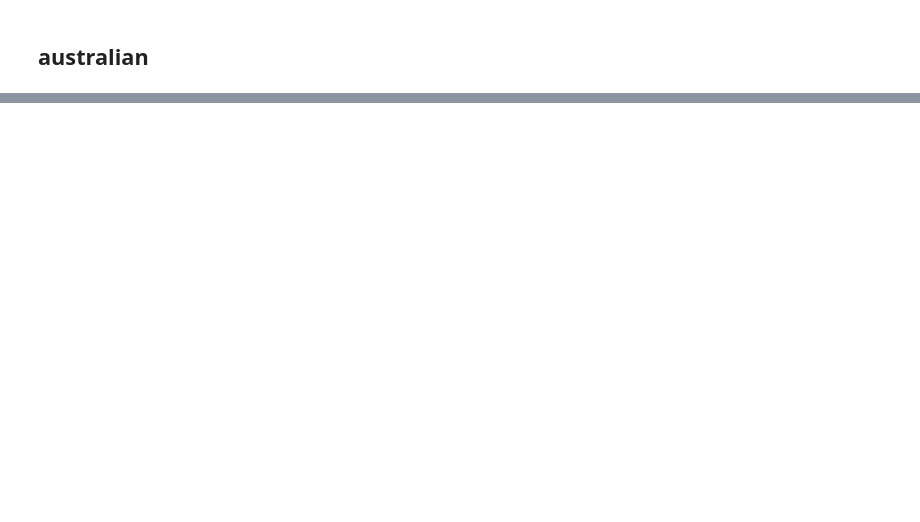
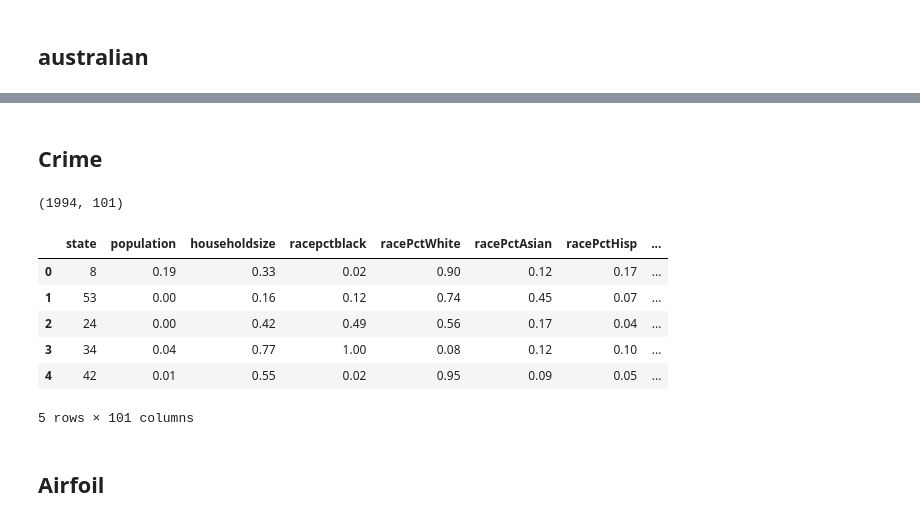
Before and after one commit to 000namc/python-sklearn-svm-kernels, a Jupyter notebook: preprocess.ipynb, the cells around one changed output, grey strips where cells are left out. Saved outputs shown, nothing was run; the diff lists cells and outputs as text; code cells hidden in the pictures; blank space fills up the shorter version.

```diff
--- a/preprocess.ipynb
+++ b/preprocess.ipynb
@@ -90,0 +205,5 @@ data.to_csv(data_name + '.csv',index = False)
+# %% [markdown]
+## Crime
+# %%
+data_name = 'crime'
+data = pd.read_csv('data/original/crime.data' ,sep = ',', header = None)
@@ -90,0 +339,19 @@ data.to_csv(data_name + '.csv',index = False)
+# %%
+data.columns = cols
+# %%
+data = data.loc[:,data.dtypes != 'object']
+data = data.drop(columns = 'fold')
+# %%
+data.shape
+# %% [output]
+(1994, 101)
+# %%
+data.head()
+# %% [output]
+|  | state | population | householdsize | racepctblack | racePctWhite | racePctAsian | racePctHisp | ... |
+| 0 | 8 | 0.19 | 0.33 | 0.02 | 0.90 | 0.12 | 0.17 | ... |
+| 1 | 53 | 0.00 | 0.16 | 0.12 | 0.74 | 0.45 | 0.07 | ... |
+| 2 | 24 | 0.00 | 0.42 | 0.49 | 0.56 | 0.17 | 0.04 | ... |
+| 3 | 34 | 0.04 | 0.77 | 1.00 | 0.08 | 0.12 | 0.10 | ... |
+| 4 | 42 | 0.01 | 0.55 | 0.02 | 0.95 | 0.09 | 0.05 | ... |
+5 rows × 101 columns
@@ -90,0 +360,2 @@ data.to_csv(data_name + '.csv',index = False)
+# %% [markdown]
+## Airfoil
```
Also changed, not shown: parts of 42 cells of this notebook, 14 other files.
